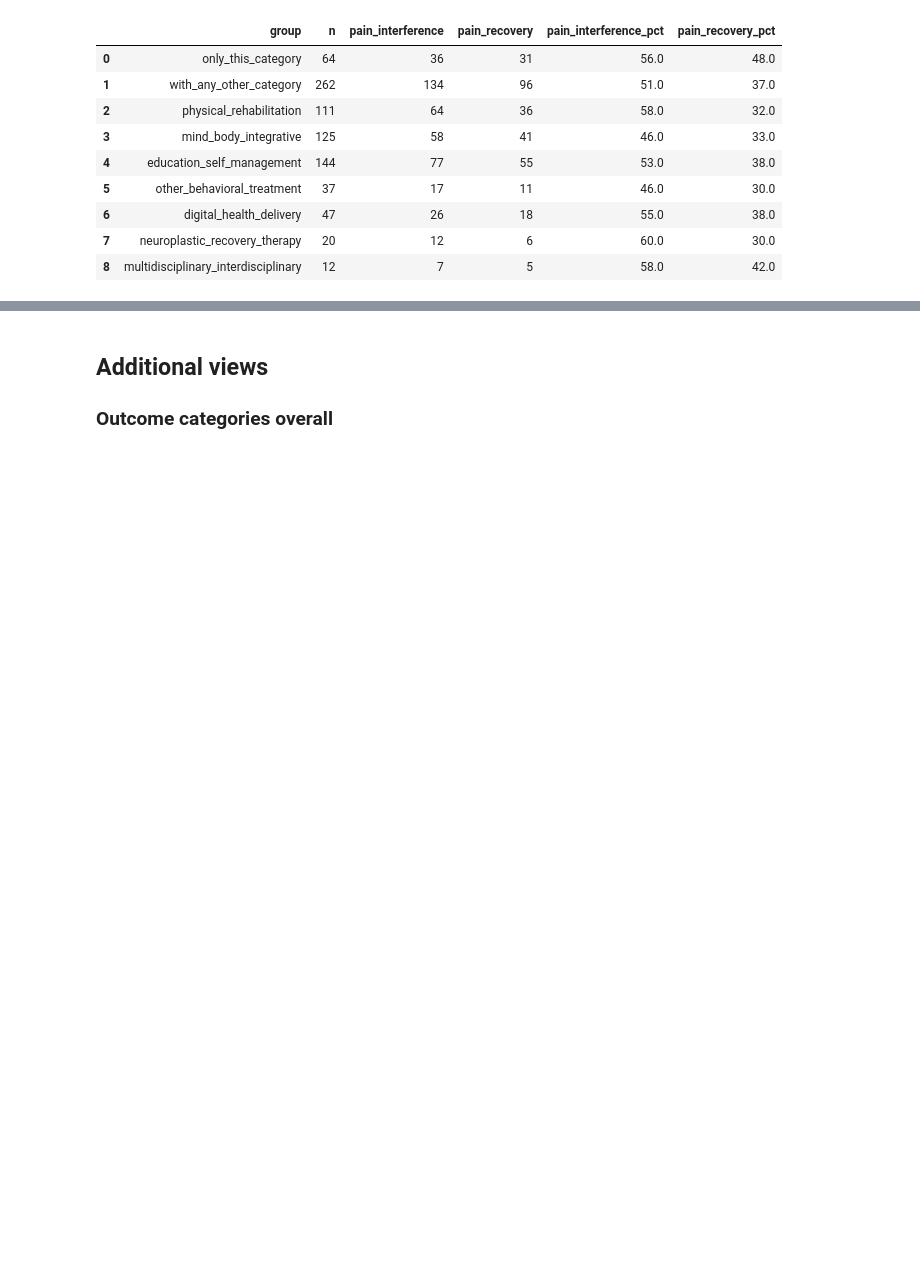
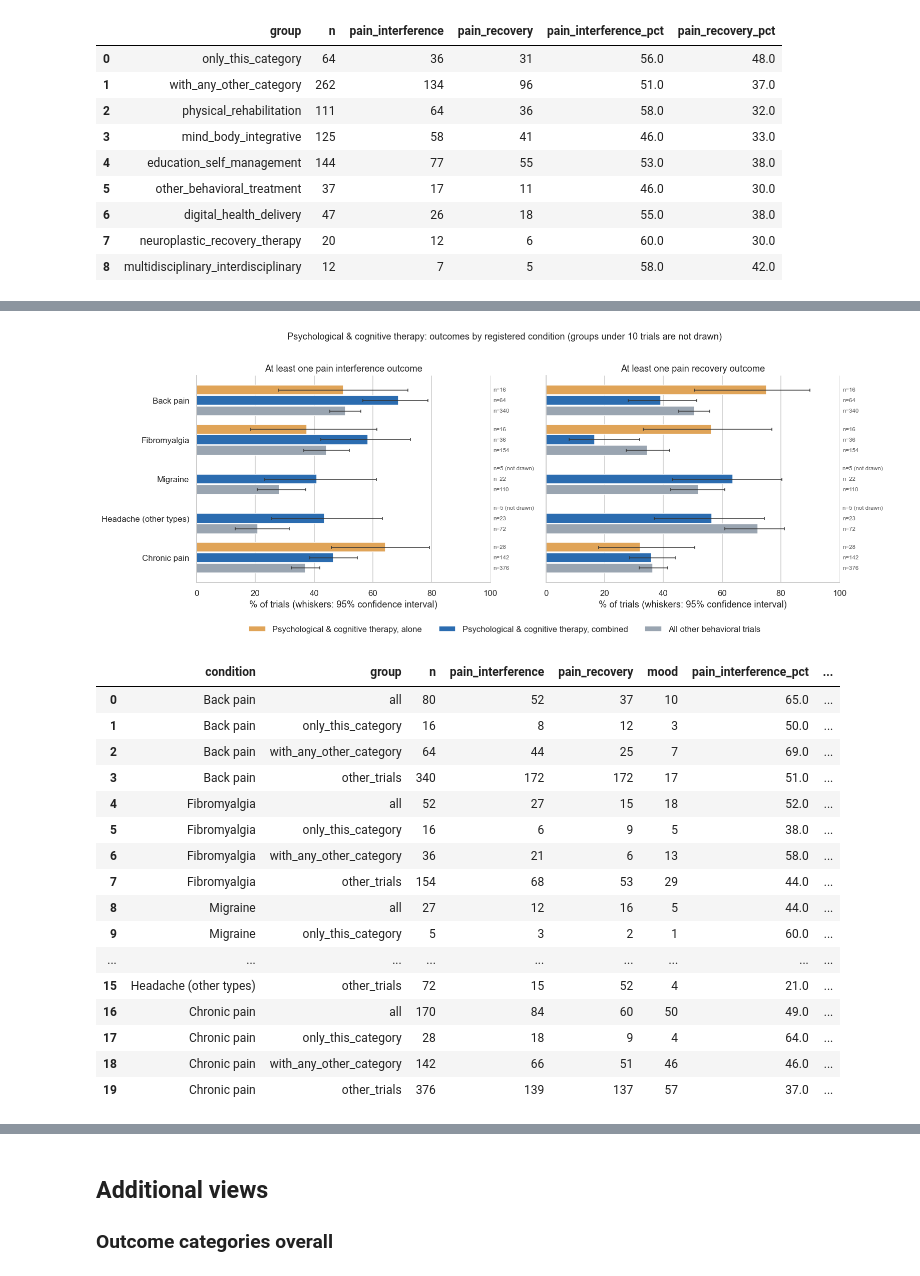
Before and after one commit to talmorya/primary-outcome-analysis, a Jupyter notebook: chronic_pain_condition_addition/analysis/outcome_analysis.ipynb, the cells around one changed output, grey strips where cells are left out. Drawn from its saved outputs; the diff is of its cells as text; code cells hidden in the pictures; blank space fills up the shorter version.

Commit message:
Add Psychological & cognitive breakdown by condition and by CBT/ACT/MBSR subtype to notebook and results summary
Co-authored-by: Cursor <cursoragent@cursor.com>

```diff
--- a/chronic_pain_condition_addition/analysis/outcome_analysis.ipynb
+++ b/chronic_pain_condition_addition/analysis/outcome_analysis.ipynb
@@ -273,0 +278,26 @@ display(tab)
+# %%
+show(ap.plot_condition_split(studies, outcomes, FOCUS_CATEGORY, LABELS), f"fig16_condition_split_{FOCUS_CATEGORY}")
+cond_tab = ad.condition_outcome_table(studies, outcomes, FOCUS_CATEGORY)
+for col in ("pain_interference", "pain_recovery", "mood"):
+    cond_tab[f"{col}_pct"] = (100 * cond_tab[col] / cond_tab["n"]).round(0)
+ap.save_table(cond_tab, f"tab16_condition_split_{FOCUS_CATEGORY}", index=False)
+display(cond_tab)
+# %% [output]
+[figure, added]
+|  | condition | group | n | pain_interference | pain_recovery | mood | pain_interference_pct | ... |
+| 0 | Back pain | all | 80 | 52 | 37 | 10 | 65.0 | ... |
+| 1 | Back pain | only_this_category | 16 | 8 | 12 | 3 | 50.0 | ... |
+| 2 | Back pain | with_any_other_category | 64 | 44 | 25 | 7 | 69.0 | ... |
+| 3 | Back pain | other_trials | 340 | 172 | 172 | 17 | 51.0 | ... |
+| 4 | Fibromyalgia | all | 52 | 27 | 15 | 18 | 52.0 | ... |
+| 5 | Fibromyalgia | only_this_category | 16 | 6 | 9 | 5 | 38.0 | ... |
+| 6 | Fibromyalgia | with_any_other_category | 36 | 21 | 6 | 13 | 58.0 | ... |
+| 7 | Fibromyalgia | other_trials | 154 | 68 | 53 | 29 | 44.0 | ... |
+| 8 | Migraine | all | 27 | 12 | 16 | 5 | 44.0 | ... |
+| 9 | Migraine | only_this_category | 5 | 3 | 2 | 1 | 60.0 | ... |
+| ... | ... | ... | ... | ... | ... | ... | ... | ... |
+| 15 | Headache (other types) | other_trials | 72 | 15 | 52 | 4 | 21.0 | ... |
+| 16 | Chronic pain | all | 170 | 84 | 60 | 50 | 49.0 | ... |
+| 17 | Chronic pain | only_this_category | 28 | 18 | 9 | 4 | 64.0 | ... |
+| 18 | Chronic pain | with_any_other_category | 142 | 66 | 51 | 46 | 46.0 | ... |
+| 19 | Chronic pain | other_trials | 376 | 139 | 137 | 57 | 37.0 | ... |
```
Also changed, not shown: parts of 3 cells of this notebook, 55 other files.
